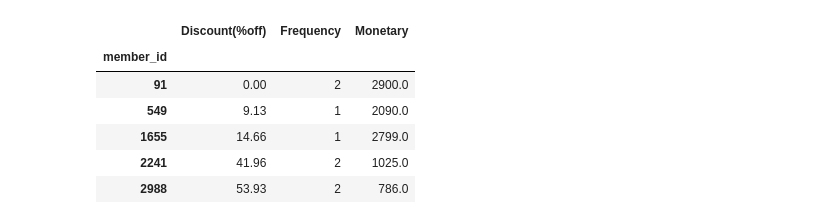
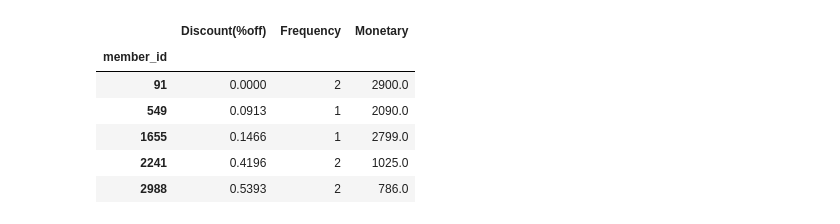
Before and after one commit to Ken0327/DataInnovation, a Jupyter notebook: DFM_Model-z_score_pchome.ipynb, the cells around one changed output. Drawn from its saved outputs; the diff is of its cells as text; code cells hidden in the pictures.

```diff
--- a/DFM_Model-z_score_pchome.ipynb
+++ b/DFM_Model-z_score_pchome.ipynb
@@ -65,39 +65,39 @@ app_train.head()
 df = app_train.copy()
 
 df1 = df.groupby('member_id').agg({'date_cd': np.size})
 df2 = df.groupby('member_id')['price'].sum()
 df3 = df.groupby('member_id')['MSRP'].sum()
 
 df1['Monetary'] = df2
 df1['MSRP_Total'] = df3
 df3 = df1.rename(columns={'date_cd':'Frequency'})
 
 discount = []
 monetary =[]
 
 for i in df3.index:
-    discount.append((1 - round(df3['Monetary'][i]/df3['MSRP_Total'][i], 4))*100)
+    discount.append((1 - round(df3['Monetary'][i]/df3['MSRP_Total'][i], 4)))
     monetary.append(format(int(df3['Monetary'][i]), ',d'))
 
 df3['Discount'] = discount
 # df3['Monetary'] = monetary
 # df3['Monetary($)'] = monetary
 
 df_DFM = pd.DataFrame()
 df_DFM['Discount(%off)'] = df3['Discount']
 df_DFM['Frequency'] = df3['Frequency']
 # df_DFM['Monetary($)'] = df3['Monetary($)']
 df_DFM['Monetary'] = df3['Monetary']
 df_DFM.to_csv ('DFM.csv', index = False, header=True)
 df_DFM.head()
 # %% [output]
 |  | Discount(%off) | Frequency | Monetary |
 | member_id |  |  |  |
-| 91 | 0.00 | 2 | 2900.0 |
-| 549 | 9.13 | 1 | 2090.0 |
-| 1655 | 14.66 | 1 | 2799.0 |
-| 2241 | 41.96 | 2 | 1025.0 |
-| 2988 | 53.93 | 2 | 786.0 |
+| 91 | 0.0000 | 2 | 2900.0 |
+| 549 | 0.0913 | 1 | 2090.0 |
+| 1655 | 0.1466 | 1 | 2799.0 |
+| 2241 | 0.4196 | 2 | 1025.0 |
+| 2988 | 0.5393 | 2 | 786.0 |
 # %%
 # Plot DFM distributions for probability density
 
```
Also changed, not shown: parts of 15 cells of this notebook, 3 other files.
